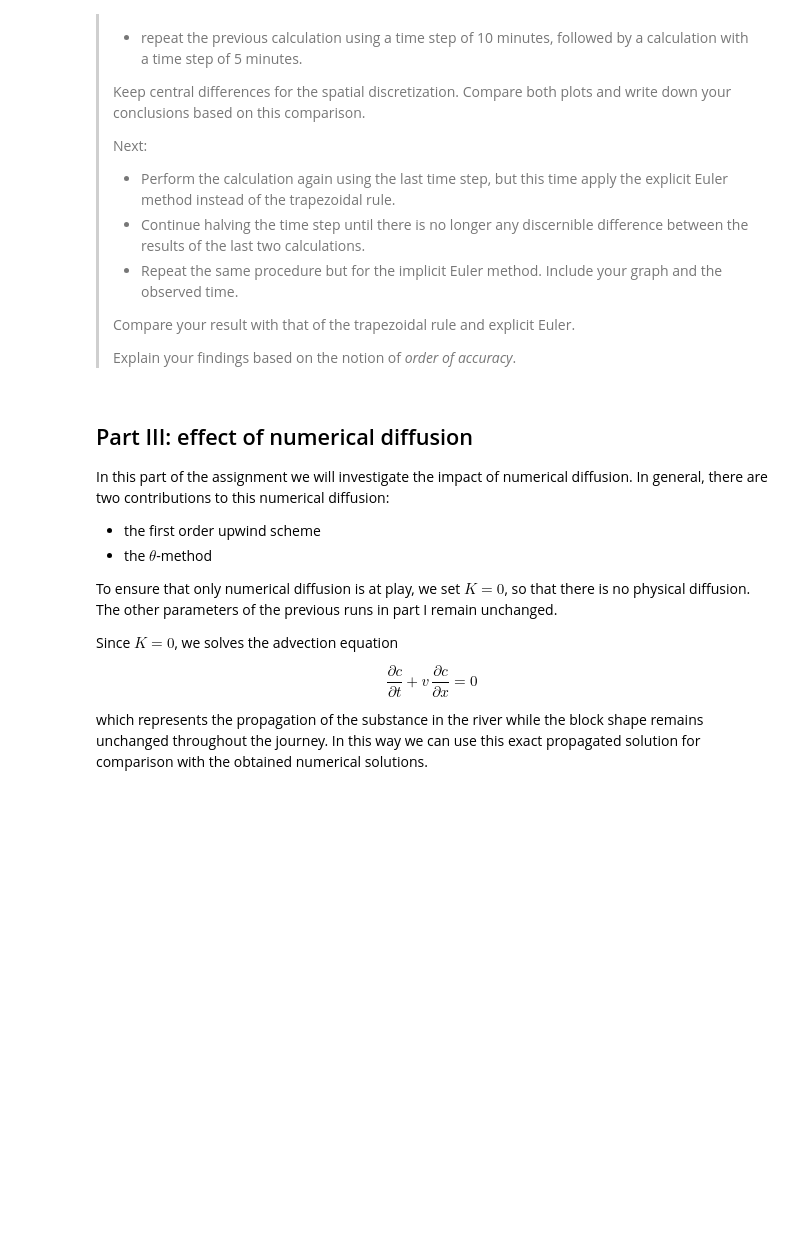
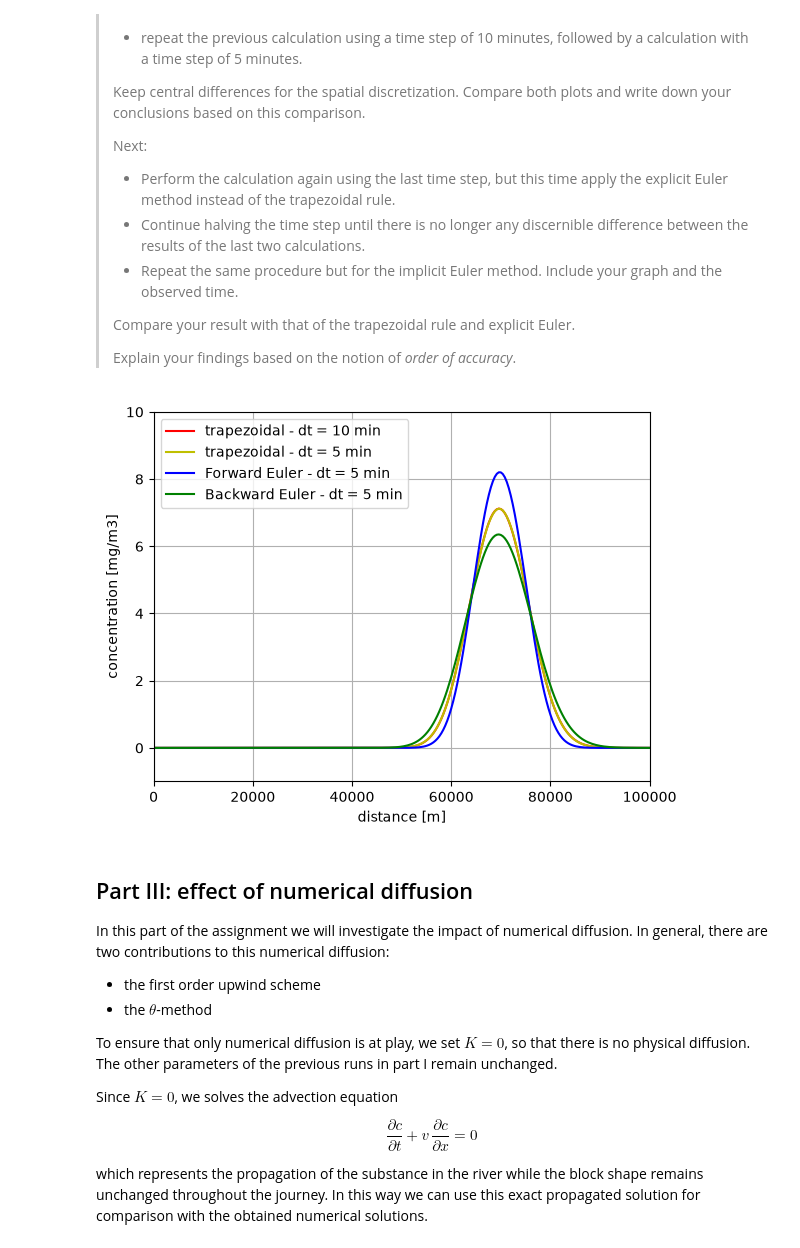
Before and after one commit to Thijs12-maxter/Q2week123, a Jupyter notebook: all_files_GA_2_1/grp09.ipynb, the cells around one changed output. Drawn from its saved outputs; the diff is of its cells as text; code cells hidden in the pictures; blank space fills up the shorter version.

```diff
--- a/all_files_GA_2_1/grp09.ipynb
+++ b/all_files_GA_2_1/grp09.ipynb
@@ -237,30 +242,36 @@ In the remainder of this assignment we will work with these three schemes.
 # %%
 # Parameters for Task 2.1
 
 # We do the first one for you!
 dxmethod = 'central'
 dtmethod = 'theta'
-
+dt = 600
 theta = 0.5
-
+N =200
+c=advdiff(u,K,c0,lenD,dt,Tend,'central','theta',0.5)
 # replot the current result
 plt.plot(x,c[N,:],'r',label='trapezoidal - dt = 10 min')
 
 # reduce time step by factor 2
 dt = dt / 2
+N= int(Tend/dt)
+# Now it's your turn!
+c=advdiff(u,K,c0,lenD,dt,Tend,dxmethod, dtmethod,0.5)
+plt.plot(x,c[N,:],'y',label='trapezoidal - dt = 5 min')
 
-
-# Now it's your turn!
-
-### YOUR CODE HERE ###
-
+cfor=advdiff(u,K,c0,lenD,dt,Tend,dxmethod, dtmethod,0)
+cback=advdiff(u,K,c0,lenD,dt,Tend,dxmethod, dtmethod,1)
+plt.plot(x,cfor[N,:],'b',label='Forward Euler - dt = 5 min')
+plt.plot(x,cback[N,:],'g',label='Backward Euler - dt = 5 min')
 
 # finalize the plot. Hint: plot them together on the same figure
 plt.axis(np.array([0,lenD,-1,10]))
 plt.xlabel('distance [m]')
 plt.ylabel('concentration [mg/m3]')
 plt.legend(loc = "upper left")
 plt.grid()
+# %% [output]
+[figure, added]
 # %% [markdown]
 ## Part III: effect of numerical diffusion
 
```
Also changed, not shown: parts of 7 cells of this notebook.
